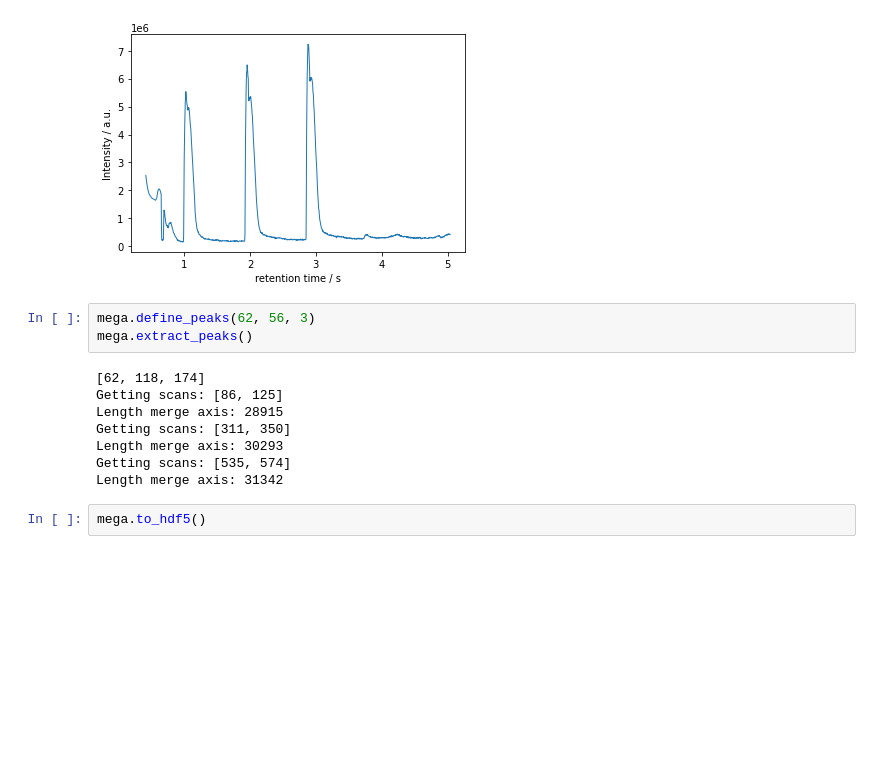
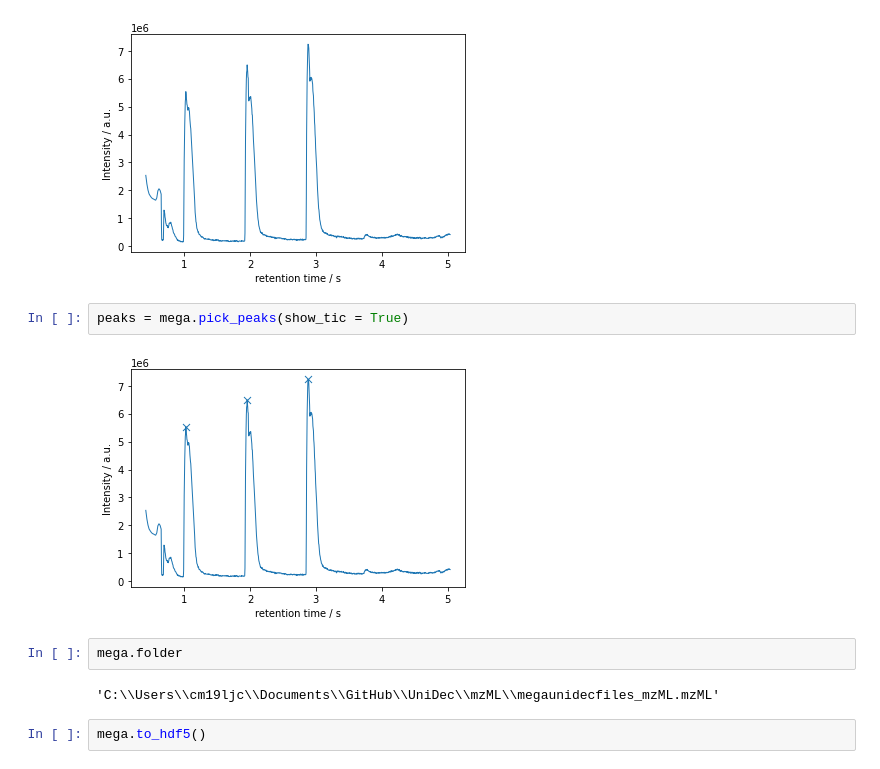
Before and after one commit to lawrencecollins/UniDec, a Jupyter notebook: megaunidec.ipynb, the cells around one changed output. Cells and saved outputs as stored; diff of their text form; blank space fills up the shorter version.

Commit message:
peak detection and plate map start
beginnings of plate map integration and reliable peak detection
TODO: add in function to offset FWHM/peak selection window

```diff
--- a/megaunidec.ipynb
+++ b/megaunidec.ipynb
@@ -25,17 +25,14 @@ Error getting TIC in mzML; trying to make it...
 Imported Data. Constructing TIC
 Done
 [figure]
-# %%
-mega.define_peaks(62, 56, 3)
-mega.extract_peaks()
-# %% [output]
-[62, 118, 174]
-Getting scans: [86, 125]
-Length merge axis: 28915
-Getting scans: [311, 350]
-Length merge axis: 30293
-Getting scans: [535, 574]
-Length merge axis: 31342
+# %%
+peaks = mega.pick_peaks(show_tic = True)
+# %% [output]
+[figure, added]
+# %%
+mega.folder
+# %% [output]
+'C:\\Users\\cm19ljc\\Documents\\GitHub\\UniDec\\mzML\\megaunidecfiles_mzML.mzML'
 # %%
 mega.to_hdf5()
 # %% [output]
```
Also changed, not shown: parts of 15 cells of this notebook, 8 other files.
